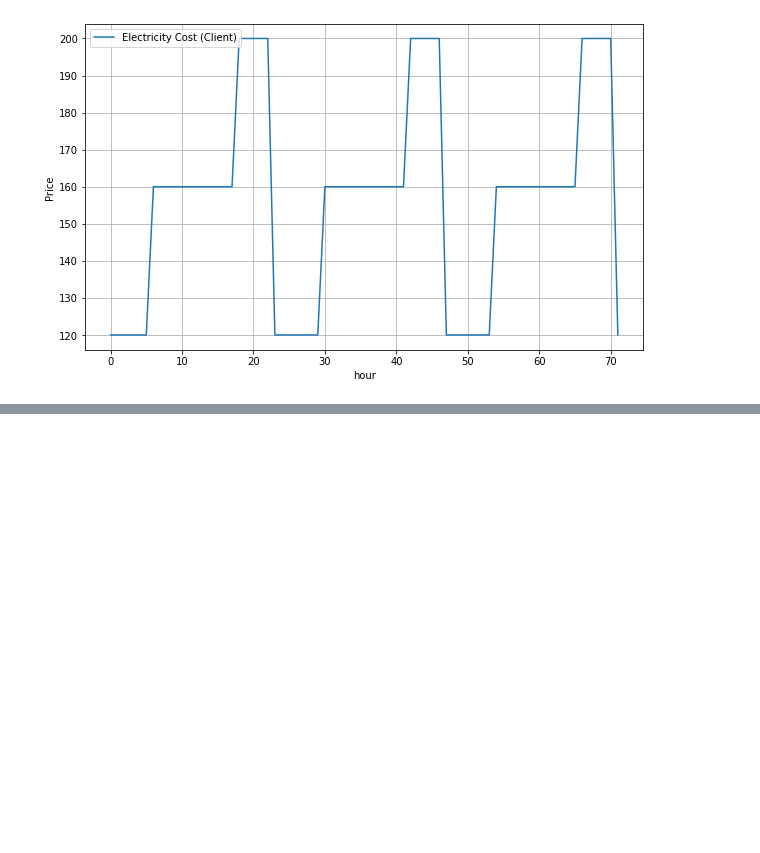
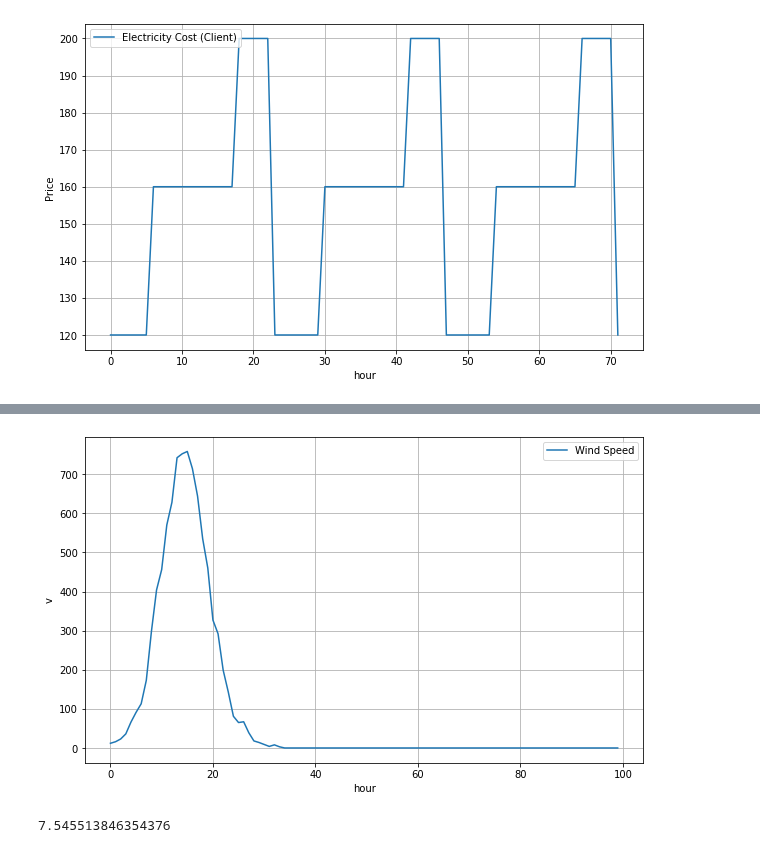
Before and after one commit to MGFO/MGFO, a Jupyter notebook: Simulator_Test.ipynb, the cells around one changed output, grey strips where cells are left out. Cells and saved outputs as stored; diff of their text form; code cells hidden in the pictures; blank space fills up the shorter version.

```diff
--- a/Simulator_Test.ipynb
+++ b/Simulator_Test.ipynb
@@ -303,0 +344,40 @@ plt.show()
+# %%
+w = Wind.CorrelatedWeibull(c, k)
+
+scenes = []
+days = [d for d in range(365)]
+years = [y for y in range(1)]
+for y in years:
+    for d in days:
+        for h in range(24):
+            scenes.append({'year': y, 'day': d, 'hour': h})
+
+sim = []
+hg = [0 for i in range(100)]
+delta = 0.5
+
+v = 0.0
+for s in scenes:
+    v = w.simulate(s)
+    b = math.floor(v/delta)
+    hg[b] = hg[b] + 1
+    sim.append(v)
+
+fig, ax = plt.subplots(1, 1)
+
+fig.set_size_inches(10,6)
+ax.plot(hg, label = 'Wind Speed')
+ax.set_xlabel('hour')
+ax.set_ylabel('v')
+
+ax.legend()
+
+ax.grid(True)
+
+
+plt.show()
+
+print(sum(sim)/len(sim))
+# %% [output]
+[figure, added]
+7.545513846354376
```
Also changed, not shown: parts of 7 cells of this notebook, 1 other file.
